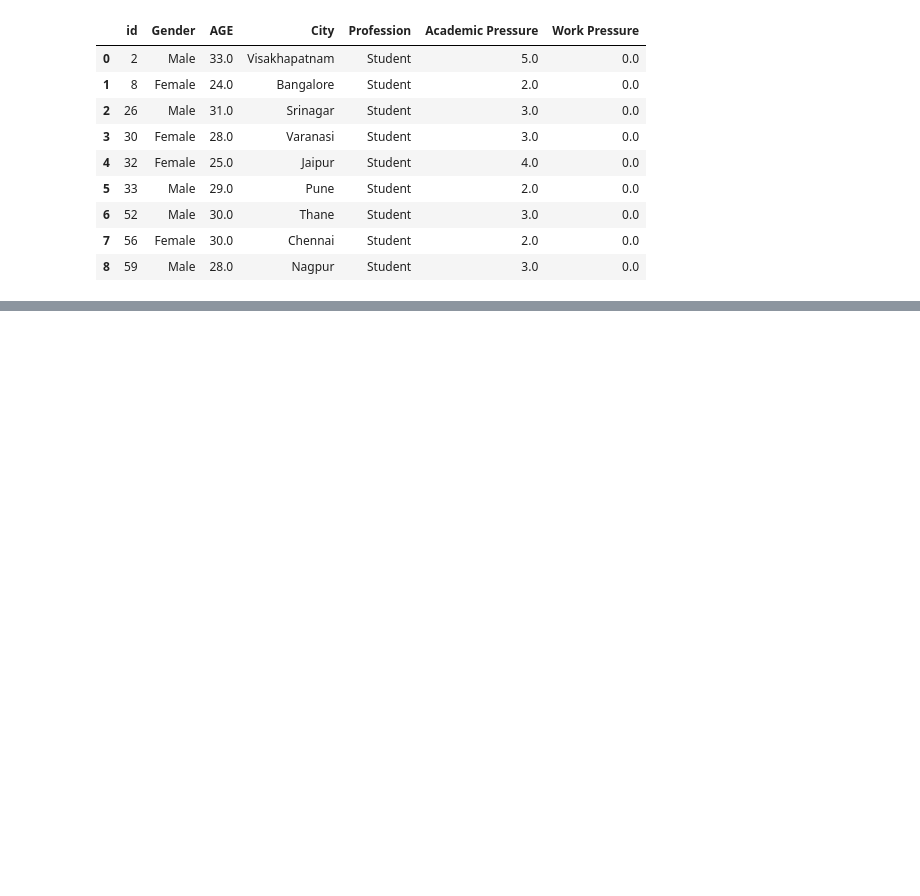
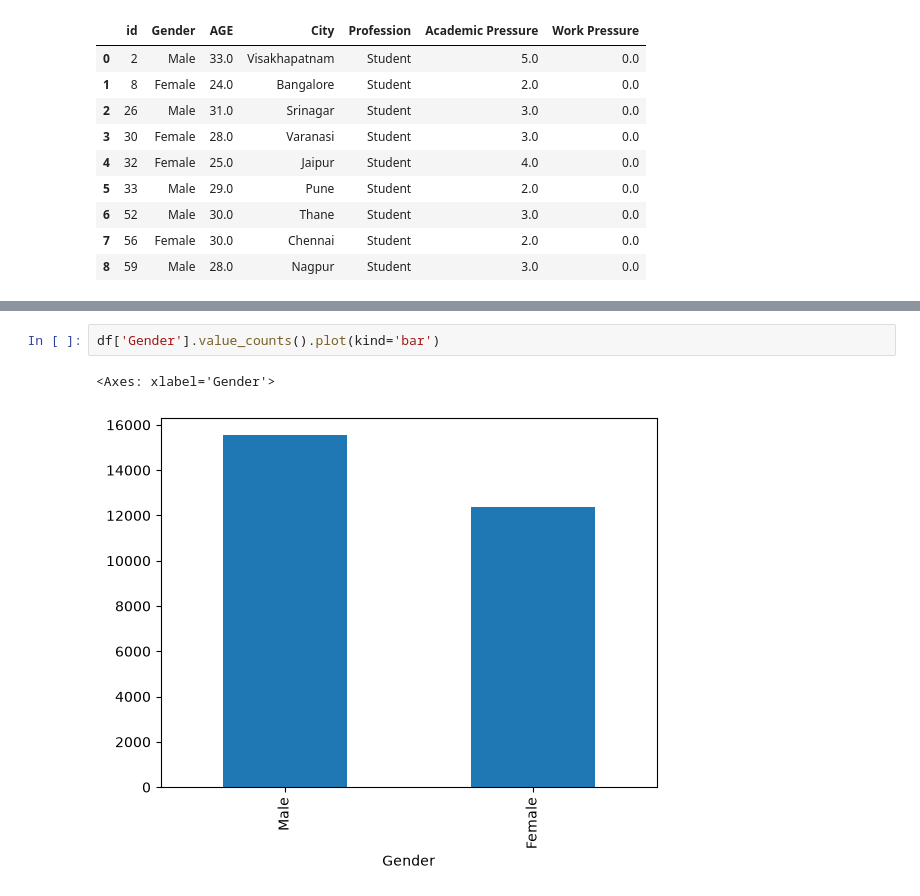
Before and after one commit to neelratanpatel/Python_programs, a Jupyter notebook: F_11_PANDAS/P_02_DataFrame.ipynb, the cells around one changed output, grey strips where cells are left out. Cells and saved outputs as stored; diff of their text form; blank space fills up the shorter version.

```diff
--- a/F_11_PANDAS/P_02_DataFrame.ipynb
+++ b/F_11_PANDAS/P_02_DataFrame.ipynb
@@ -880,0 +1529,5 @@ df.iloc[0:9,0:7]
+# %%
+df['Gender'].value_counts().plot(kind='bar')
+# %% [output]
+<Axes: xlabel='Gender'>
+[figure, added]
```
Also changed, not shown: parts of 74 cells of this notebook.
